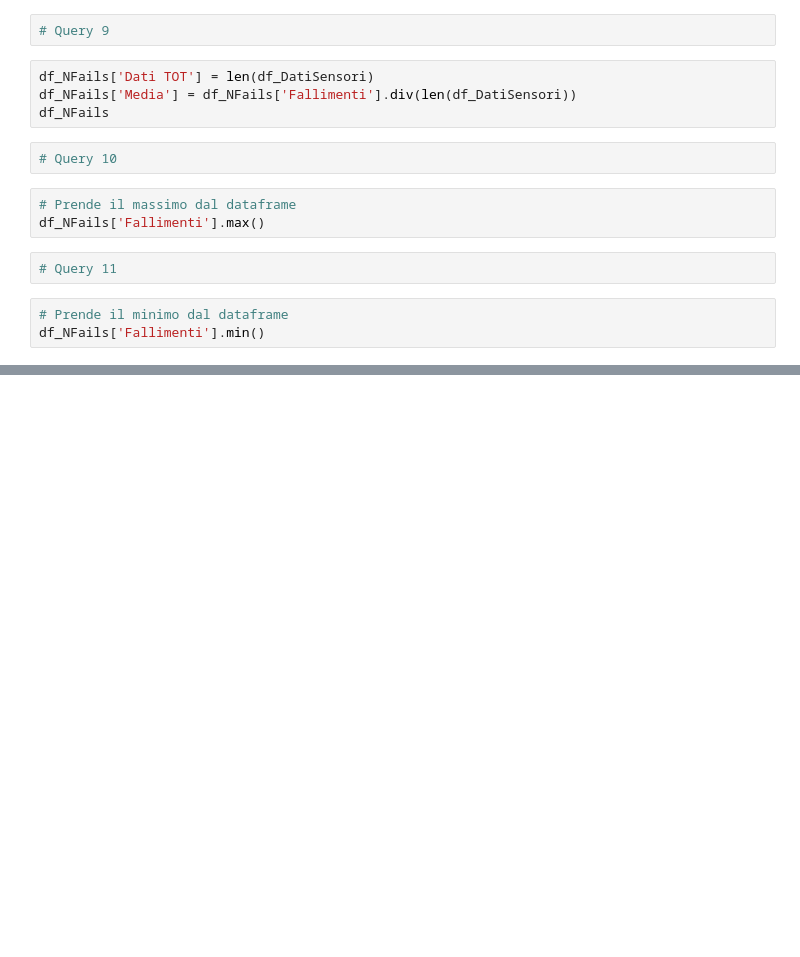
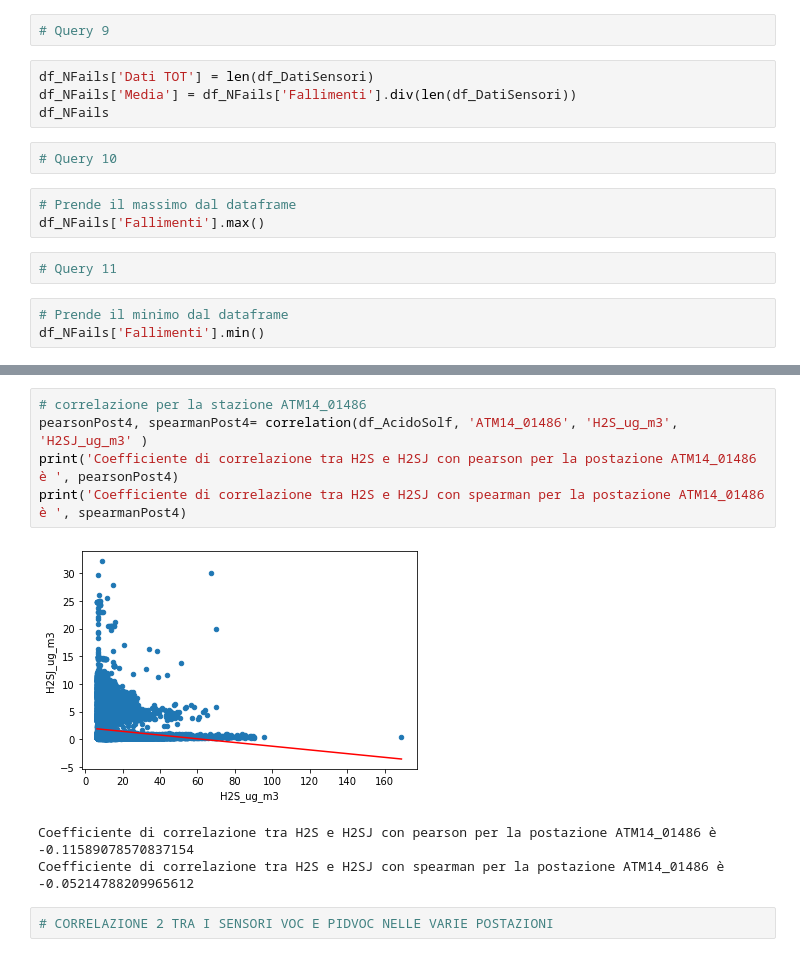
Before and after one commit to CH4nt014/Big-Data-project, a Jupyter notebook: ElaborazioneDati.ipynb, the cells around one changed output, grey strips where cells are left out. Saved outputs shown, nothing was run; the diff lists cells and outputs as text; blank space fills up the shorter version.

```diff
--- a/ElaborazioneDati.ipynb
+++ b/ElaborazioneDati.ipynb
@@ -295,0 +480,11 @@ df_NFails['Fallimenti'].min()
+# %%
+# correlazione per la stazione ATM14_01486
+pearsonPost4, spearmanPost4= correlation(df_AcidoSolf, 'ATM14_01486', 'H2S_ug_m3', 'H2SJ_ug_m3' )
+print('Coefficiente di correlazione tra H2S e H2SJ con pearson per la postazione ATM14_01486 è ', pearsonPost4)
+print('Coefficiente di correlazione tra H2S e H2SJ con spearman per la postazione ATM14_01486 è ', spearmanPost4)
+# %% [output]
+[figure, added]
+Coefficiente di correlazione tra H2S e H2SJ con pearson per la postazione ATM14_01486 è  -0.11589078570837154
+Coefficiente di correlazione tra H2S e H2SJ con spearman per la postazione ATM14_01486 è  -0.05214788209965612
+# %%
+# CORRELAZIONE 2 TRA I SENSORI VOC E PIDVOC NELLE VARIE POSTAZIONI
```
Also changed, not shown: parts of 79 cells of this notebook.
